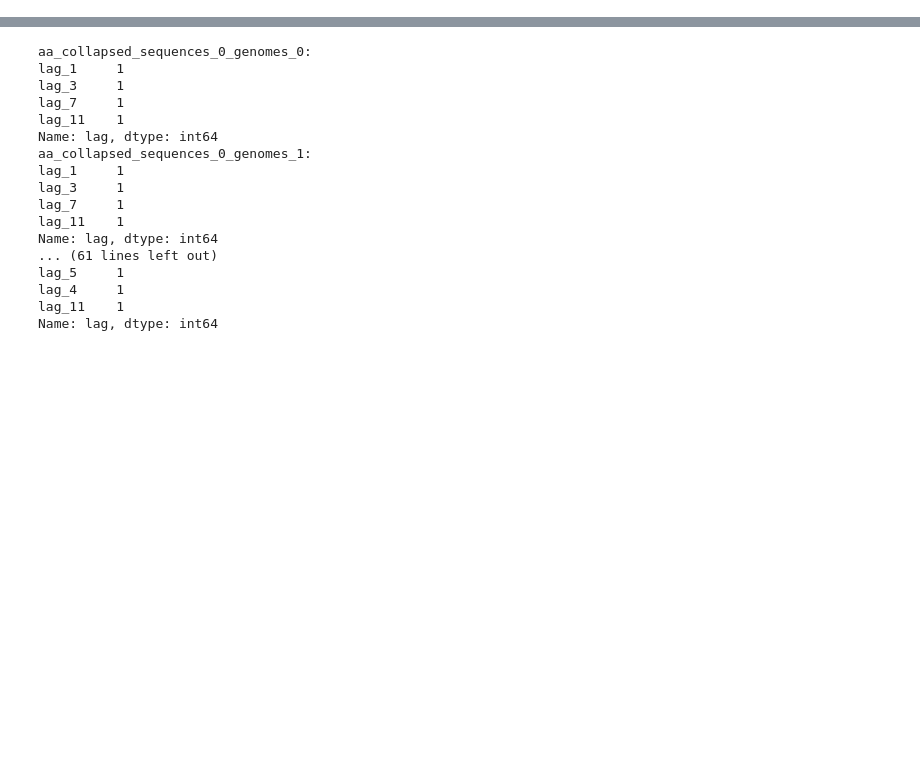
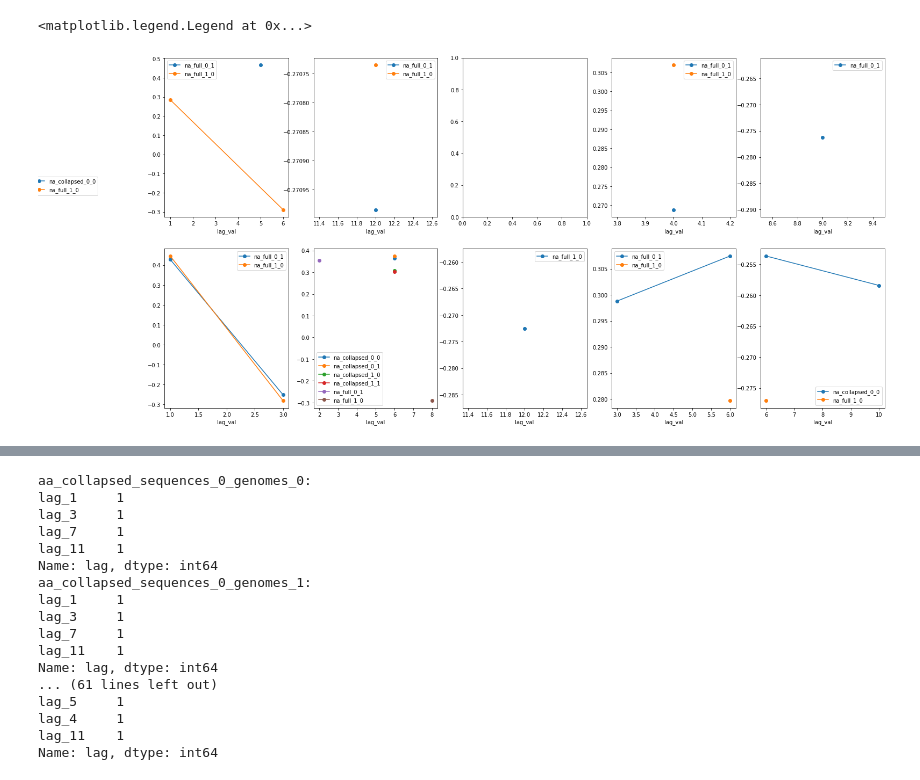
Before and after one commit to itsyosef/bionetworks, a Jupyter notebook: covid/notebooks/EntropyCorrs.ipynb, the cells around one changed output, grey strips where cells are left out. Saved outputs shown, nothing was run; the diff lists cells and outputs as text; code cells hidden in the pictures; blank space fills up the shorter version.

```diff
--- a/covid/notebooks/EntropyCorrs.ipynb
+++ b/covid/notebooks/EntropyCorrs.ipynb
@@ -130,0 +448,2 @@ modelq
+# %%
+model_summary = model_summary[~model_summary["model"].isin(["aa_full_sequences_1_genomes_1", "aa_full_sequences_0_genomes_0"])]
@@ -130,0 +452,21 @@ modelq
+# %%
+aa_cols = [c for c in model_summary.model.unique() if "aa" in c]
+
+fig, axs = plt.subplots(2,5, figsize=(24,12))
+ax = 0
+for ix, location in enumerate(model_summary.location.unique()):
+    ax = axs[ix//5, ix%5]
+
+    for model, df in model_summary[model_summary.location == location].groupby("model"):
+        model_name = df.model_name.unique()[0]
+        if model in aa_cols:
+            continue
+#             df.plot(x="lag_val", y="correlation", ax=ax, label=model, linestyle="--", marker="^")
+        else:
+            df.plot(x="lag_val", y="correlation", ax=ax, label=model_name, marker="o")
+    l1, h1 = ax.get_legend_handles_labels()
+#     ax.get_legend().remove()
+fig.legend(l1,h1, bbox_to_anchor=(-0.01, 0.55), loc="upper left")
+# %% [output]
+<matplotlib.legend.Legend at 0x...>
+[figure, added]
```
Also changed, not shown: parts of 24 cells of this notebook, 11 other files.
